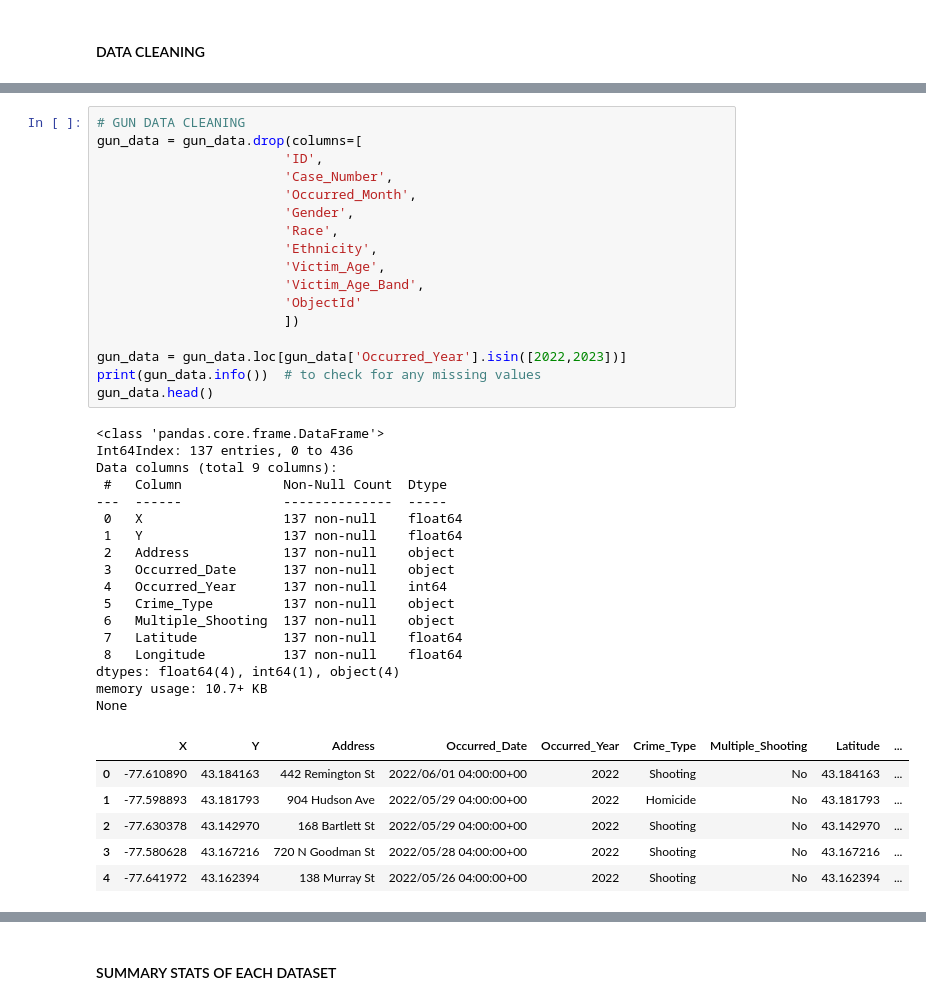
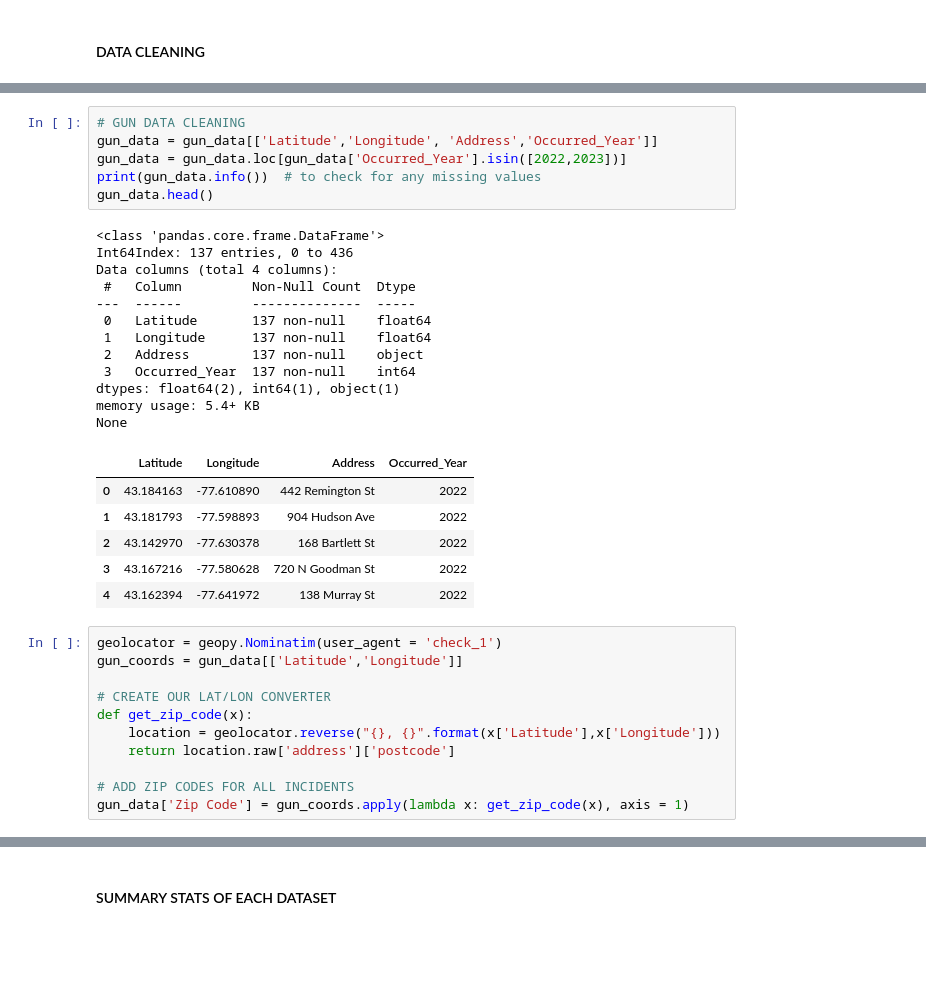
Before and after one commit to javac0f/RocGunHungerEda, a Jupyter notebook: jared_try.ipynb, the cells around one changed output, grey strips where cells are left out. Saved outputs shown, nothing was run; the diff lists cells and outputs as text; blank space fills up the shorter version.

```diff
--- a/jared_try.ipynb
+++ b/jared_try.ipynb
@@ -74,42 +74,37 @@ ObjectId             4679
 dtype: int64
 # %%
 # GUN DATA CLEANING
-gun_data = gun_data.drop(columns=[
-                        'ID',
-                        'Case_Number',
-                        'Occurred_Month',
-                        'Gender',
-                        'Race',
-                        'Ethnicity',
-                        'Victim_Age',
-                        'Victim_Age_Band',
-                        'ObjectId'
-                        ])
-
+gun_data = gun_data[['Latitude','Longitude', 'Address','Occurred_Year']]
 gun_data = gun_data.loc[gun_data['Occurred_Year'].isin([2022,2023])]
 print(gun_data.info())  # to check for any missing values
 gun_data.head()
 # %% [output]
 <class 'pandas.core.frame.DataFrame'>
 Int64Index: 137 entries, 0 to 436
-Data columns (total 9 columns):
- #   Column             Non-Null Count  Dtype
----  ------             --------------  -----
- 0   X                  137 non-null    float64
- 1   Y                  137 non-null    float64
- 2   Address            137 non-null    object
- 3   Occurred_Date      137 non-null    object
- 4   Occurred_Year      137 non-null    int64
- 5   Crime_Type         137 non-null    object
- 6   Multiple_Shooting  137 non-null    object
- 7   Latitude           137 non-null    float64
- 8   Longitude          137 non-null    float64
-dtypes: float64(4), int64(1), object(4)
-memory usage: 10.7+ KB
+Data columns (total 4 columns):
+ #   Column         Non-Null Count  Dtype
+---  ------         --------------  -----
+ 0   Latitude       137 non-null    float64
+ 1   Longitude      137 non-null    float64
+ 2   Address        137 non-null    object
+ 3   Occurred_Year  137 non-null    int64
+dtypes: float64(2), int64(1), object(1)
+memory usage: 5.4+ KB
 None
-|  | X | Y | Address | Occurred_Date | Occurred_Year | Crime_Type | Multiple_Shooting | Latitude | ... |
-| 0 | -77.610890 | 43.184163 | 442 Remington St | 2022/06/01 04:00:00+00 | 2022 | Shooting | No | 43.184163 | ... |
-| 1 | -77.598893 | 43.181793 | 904 Hudson Ave | 2022/05/29 04:00:00+00 | 2022 | Homicide | No | 43.181793 | ... |
-| 2 | -77.630378 | 43.142970 | 168 Bartlett St | 2022/05/29 04:00:00+00 | 2022 | Shooting | No | 43.142970 | ... |
-| 3 | -77.580628 | 43.167216 | 720 N Goodman St | 2022/05/28 04:00:00+00 | 2022 | Shooting | No | 43.167216 | ... |
-| 4 | -77.641972 | 43.162394 | 138 Murray St | 2022/05/26 04:00:00+00 | 2022 | Shooting | No | 43.162394 | ... |
+|  | Latitude | Longitude | Address | Occurred_Year |
+| 0 | 43.184163 | -77.610890 | 442 Remington St | 2022 |
+| 1 | 43.181793 | -77.598893 | 904 Hudson Ave | 2022 |
+| 2 | 43.142970 | -77.630378 | 168 Bartlett St | 2022 |
+| 3 | 43.167216 | -77.580628 | 720 N Goodman St | 2022 |
+| 4 | 43.162394 | -77.641972 | 138 Murray St | 2022 |
+# %%
+geolocator = geopy.Nominatim(user_agent = 'check_1')
+gun_coords = gun_data[['Latitude','Longitude']]
+
+# CREATE OUR LAT/LON CONVERTER
+def get_zip_code(x):
+    location = geolocator.reverse("{}, {}".format(x['Latitude'],x['Longitude']))
+    return location.raw['address']['postcode']
+
+# ADD ZIP CODES FOR ALL INCIDENTS
+gun_data['Zip Code'] = gun_coords.apply(lambda x: get_zip_code(x), axis = 1)
```
Also changed, not shown: parts of 7 cells of this notebook.
